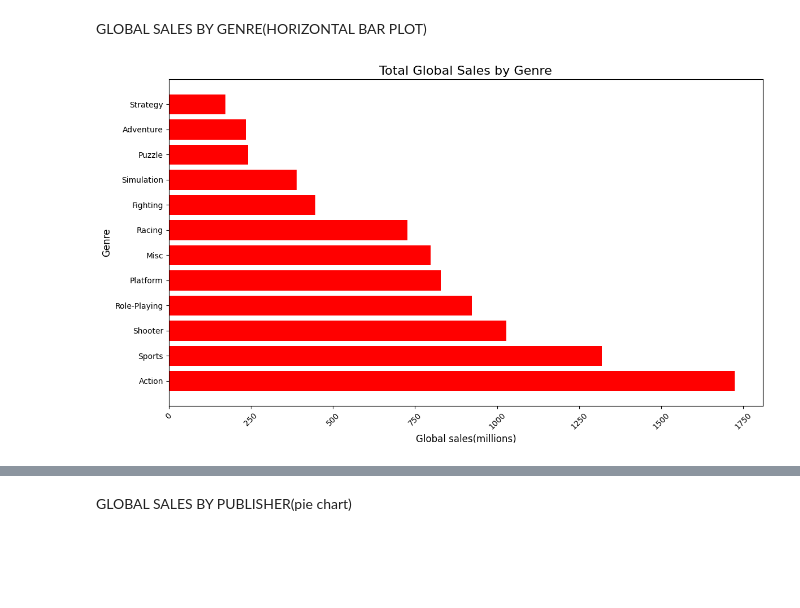
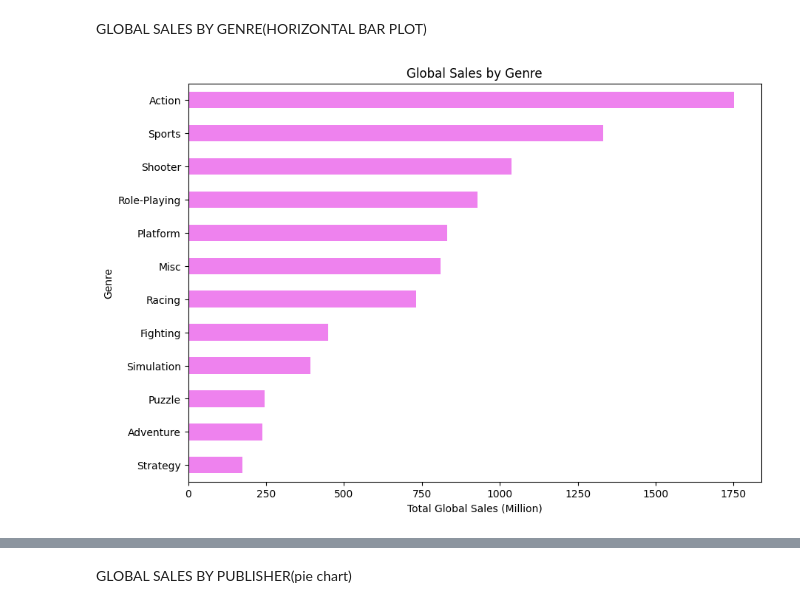
Before and after one commit to YashBothra27/Python_Project, a Jupyter notebook: VideoGameAnalysis/videogame.ipynb, the cells around one changed output, grey strips where cells are left out. Cells and saved outputs as stored; diff of their text form; code cells hidden in the pictures; blank space fills up the shorter version.

```diff
--- a/VideoGameAnalysis/videogame.ipynb
+++ b/VideoGameAnalysis/videogame.ipynb
@@ -11,4 +39,5 @@ DISPLAYING FIRST 10 ROWS FROM THE EXCEL FILE
 # %%
-data = pd.read_csv('vdogame.csv')
-print(data.head(10))
+data = pd.read_csv('vgsales.csv')
+df = pd.DataFrame(data)
+df.head()
 # %% [output]
@@ -75,7 +73,8 @@ None
 # %% [markdown]
 FILLING THE NULL VALUES
 # %%
-df = df.dropna(subset=['Year'])
-df['Publisher'] = df['Publisher'].fillna('Unknown')
-print(df.info())
+df.isnull().sum()
+data = data.dropna(subset=['Year', 'Publisher'])
+data['Year'] = data['Year'].astype(int)
+print(f'Number of rows after dropping missing values: {len(data)}')
 # %% [output]
@@ -272,16 +210,14 @@ plt.show()
 # %% [markdown]
 GLOBAL SALES BY GENRE(HORIZONTAL BAR PLOT)
 # %%
-sales_by_genre = df.groupby('Genre')['Global_Sales(mil)'].sum().sort_values(ascending=False)
+genre_sales = data.groupby('Genre')['Global_Sales'].sum().sort_values(ascending=True)
 
-# Plot
-plt.figure(figsize=(12, 7))
-plt.barh(sales_by_genre.index, sales_by_genre.values, color='red')
-plt.xlabel('Global sales(millions)',fontsize=12)
-plt.ylabel('Genre',fontsize=12)
-plt.title('Total Global Sales by Genre',fontsize=16)
-plt.xticks(rotation=45)
-plt.tight_layout()
+plt.figure(figsize=(10, 7))
+genre_sales.plot(kind='barh', color='violet')
+
+plt.xlabel('Total Global Sales (Million)')
+plt.ylabel('Genre')
+plt.title('Global Sales by Genre')
 plt.show()
 # %% [output]
-[figure, old version]
+[figure, new version]
```
Also changed, not shown: parts of 40 cells of this notebook, 3 other files.
